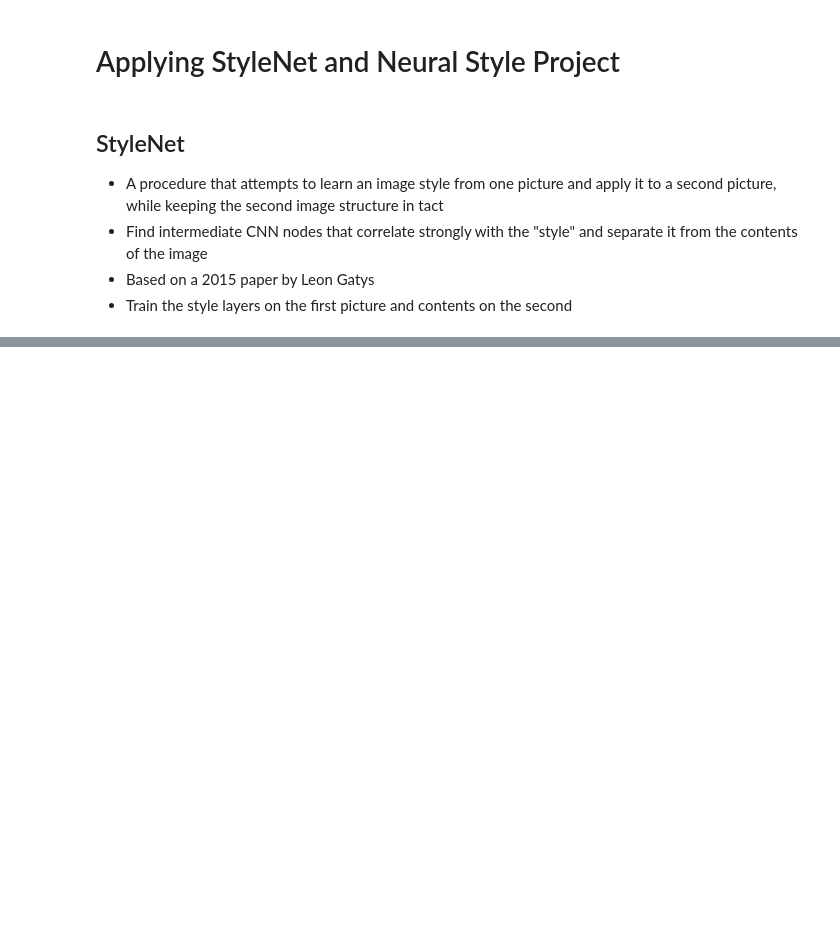
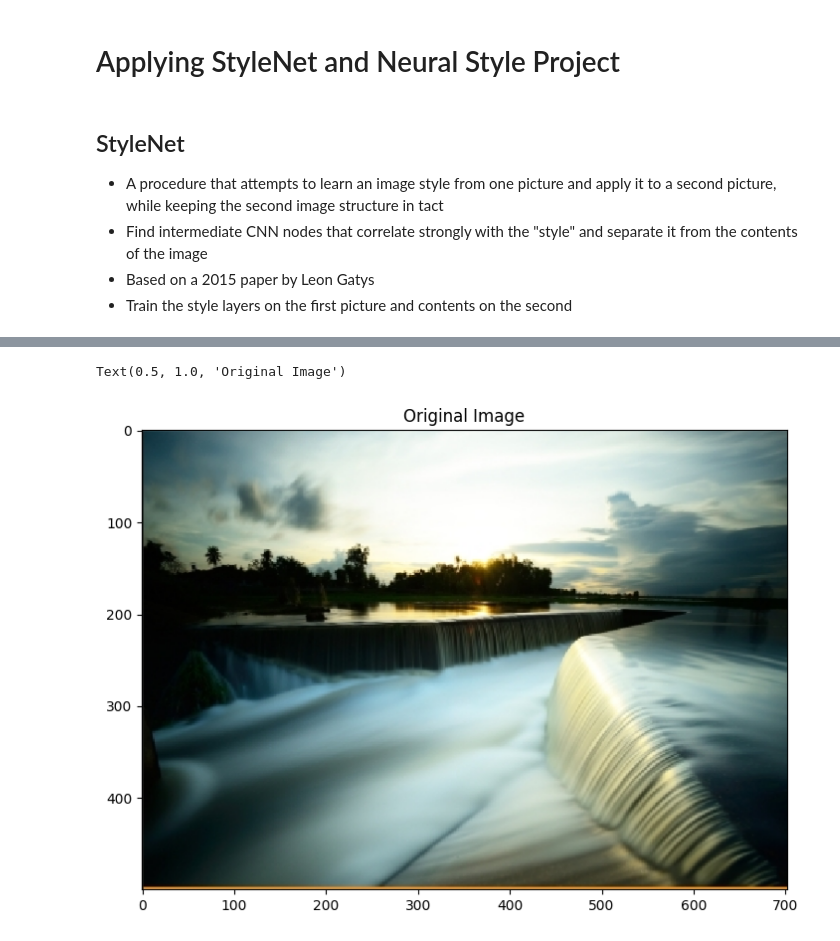
Before and after one commit to minimartzz/tensorflow-cookbook, a Jupyter notebook: ch8 convolutional nn/other_architectures.ipynb, the cells around one changed output, grey strips where cells are left out. Cells and saved outputs as stored; diff of their text form; code cells hidden in the pictures; blank space fills up the shorter version.

```diff
--- a/ch8 convolutional nn/other_architectures.ipynb
+++ b/ch8 convolutional nn/other_architectures.ipynb
@@ -48,0 +241,19 @@ style_image = resize(style_image, target_shape)
+# %%
+original_img = imageio.imread('images/book_cover.jpg')
+
+# Reshape image to 500 max dim
+new_shape = tf.cast(
+  (500, 500 * original_img.shape[1] / original_img.shape[0]),
+  tf.int32
+)
+original_img = tf.image.resize(original_img, new_shape, method='nearest').numpy()
+
+# Display the image
+mpl.rcParams['figure.figsize'] = (20,6)
+mpl.rcParams['axes.grid'] = False
+
+plt.imshow(original_img)
+plt.title("Original Image")
+# %% [output]
+Text(0.5, 1.0, 'Original Image')
+[figure, added]
```
Also changed, not shown: parts of 27 cells of this notebook.
